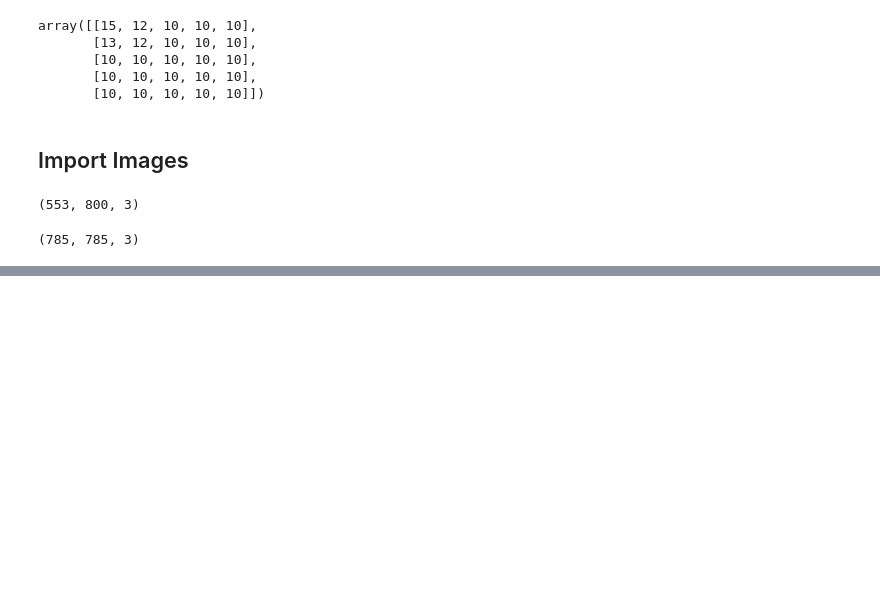
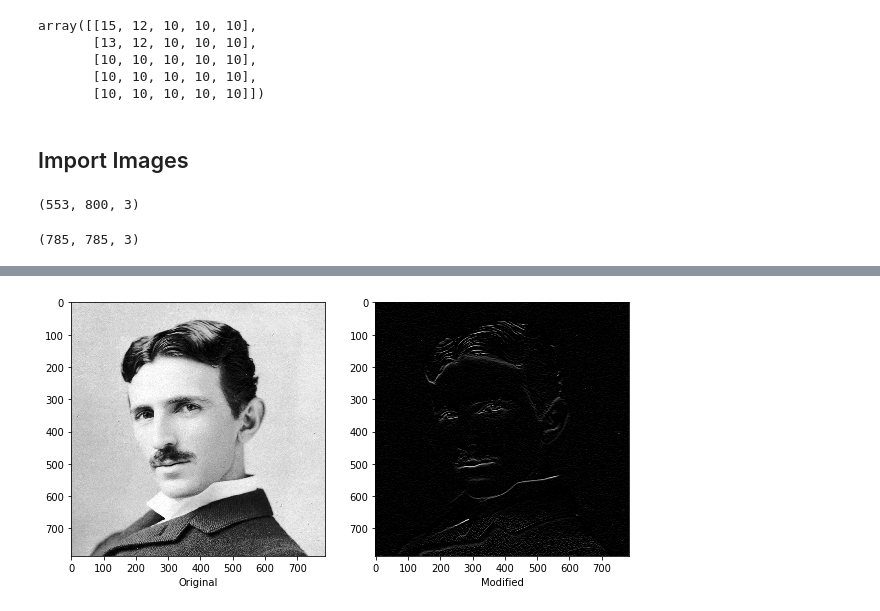
Before and after one commit to MnemoSemiotic/simple_image_filters, a Jupyter notebook: Simple_Image_Filters.ipynb, the cells around one changed output, grey strips where cells are left out. Cells and saved outputs as stored; diff of their text form; code cells hidden in the pictures; blank space fills up the shorter version.

```diff
--- a/Simple_Image_Filters.ipynb
+++ b/Simple_Image_Filters.ipynb
@@ -66,0 +77,5 @@ plt.imshow(im2_, cmap='gray')
+# %%
+im2_sobel_vert = sobel(im2_, "horiz")
+compare_imgs(im2_, im2_sobel_vert)
+# %% [output]
+[figure, added]
```
Also changed, not shown: parts of 10 cells of this notebook, 1 other file.
